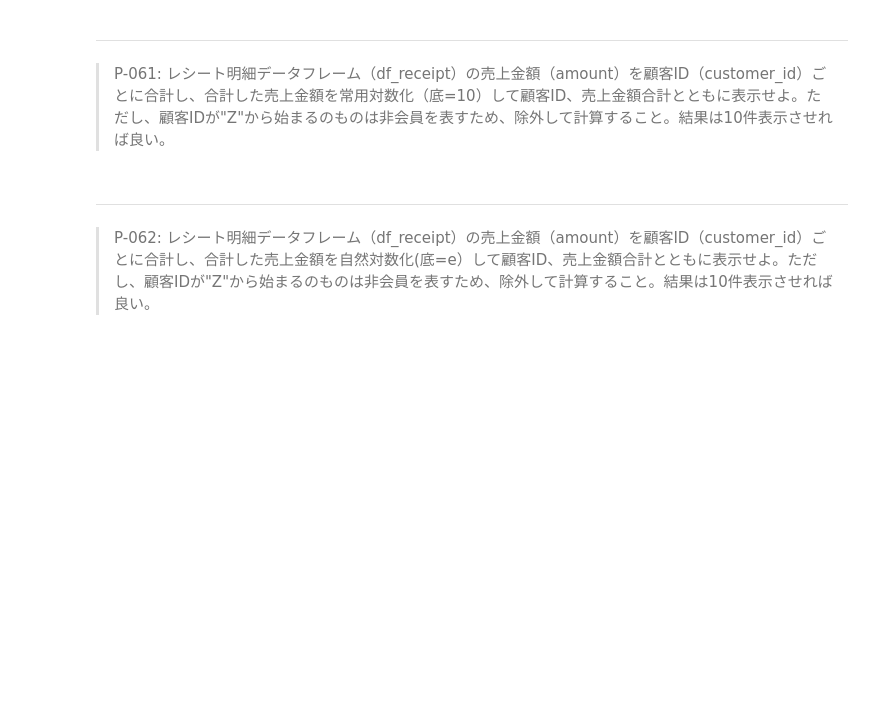
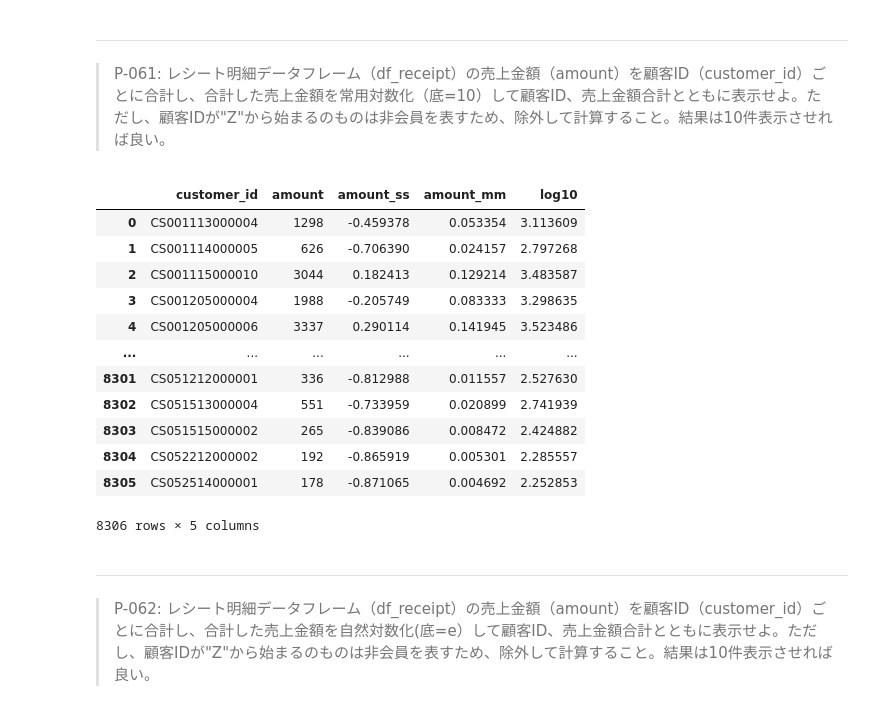
Before and after one commit to jackfrostwillbeking/100knocks-preprocess, a Jupyter notebook: docker/work/preprocess_knock_Python.ipynb, the cells around one changed output. Saved outputs shown, nothing was run; the diff lists cells and outputs as text; code cells hidden in the pictures; blank space fills up the shorter version.

```diff
--- a/docker/work/preprocess_knock_Python.ipynb
+++ b/docker/work/preprocess_knock_Python.ipynb
@@ -979,6 +1102,23 @@ tmp['postal_cd'].value_counts().reset_index()
 # %% [markdown]
 ---
 > P-061: レシート明細データフレーム（df_receipt）の売上金額（amount）を顧客ID（customer_id）ごとに合計し、合計した売上金額を常用対数化（底=10）して顧客ID、売上金額合計とともに表示せよ。ただし、顧客IDが"Z"から始まるのものは非会員を表すため、除外して計算すること。結果は10件表示させれば良い。
+# %%
+df_sales_amount['log10']=np.log10(df_sales_amount['amount']+1)
+df_sales_amount
+# %% [output]
+|  | customer_id | amount | amount_ss | amount_mm | log10 |
+| 0 | CS001113000004 | 1298 | -0.459378 | 0.053354 | 3.113609 |
+| 1 | CS001114000005 | 626 | -0.706390 | 0.024157 | 2.797268 |
+| 2 | CS001115000010 | 3044 | 0.182413 | 0.129214 | 3.483587 |
+| 3 | CS001205000004 | 1988 | -0.205749 | 0.083333 | 3.298635 |
+| 4 | CS001205000006 | 3337 | 0.290114 | 0.141945 | 3.523486 |
+| ... | ... | ... | ... | ... | ... |
+| 8301 | CS051212000001 | 336 | -0.812988 | 0.011557 | 2.527630 |
+| 8302 | CS051513000004 | 551 | -0.733959 | 0.020899 | 2.741939 |
+| 8303 | CS051515000002 | 265 | -0.839086 | 0.008472 | 2.424882 |
+| 8304 | CS052212000002 | 192 | -0.865919 | 0.005301 | 2.285557 |
+| 8305 | CS052514000001 | 178 | -0.871065 | 0.004692 | 2.252853 |
+8306 rows × 5 columns
 # %% [markdown]
 ---
 > P-062: レシート明細データフレーム（df_receipt）の売上金額（amount）を顧客ID（customer_id）ごとに合計し、合計した売上金額を自然対数化(底=e）して顧客ID、売上金額合計とともに表示せよ。ただし、顧客IDが"Z"から始まるのものは非会員を表すため、除外して計算すること。結果は10件表示させれば良い。
```
Also changed, not shown: parts of 17 cells of this notebook.
